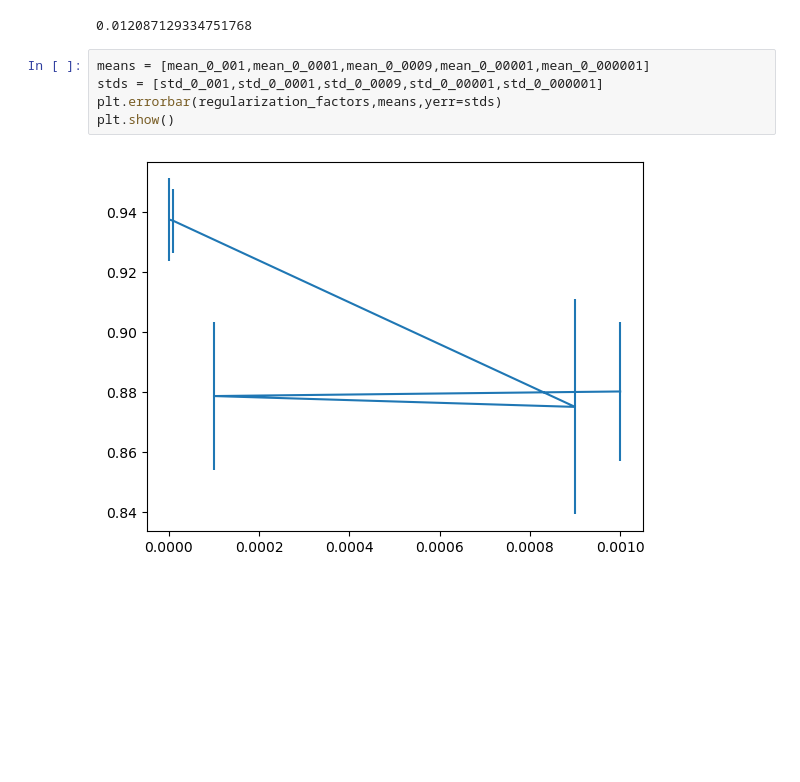
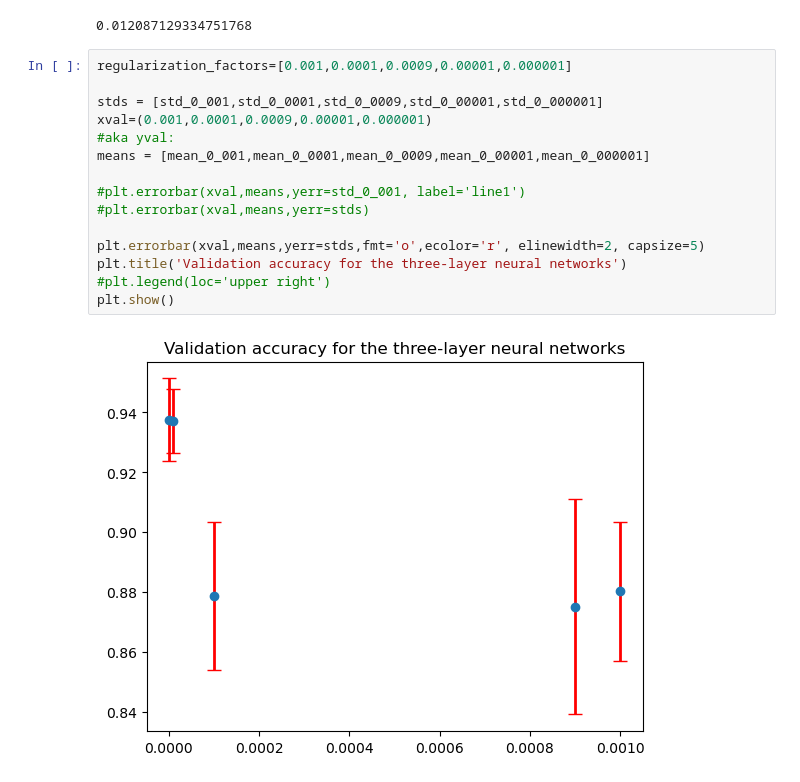
Before and after one commit to EldritchEli/DataScienceAndAI, a Jupyter notebook: Assignment7/notebook_week7(1).ipynb, the cells around one changed output. Cells and saved outputs as stored; diff of their text form; blank space fills up the shorter version.

```diff
--- a/Assignment7/notebook_week7(1).ipynb
+++ b/Assignment7/notebook_week7(1).ipynb
@@ -448,10 +448,20 @@ std= 0.013715086519265385
 print(np.std(val_accuracies))
 # %% [output]
 0.012087129334751768
-# %%
-means = [mean_0_001,mean_0_0001,mean_0_0009,mean_0_00001,mean_0_000001]
-stds = [std_0_001,std_0_0001,std_0_0009,std_0_00001,std_0_000001]
-plt.errorbar(regularization_factors,means,yerr=stds)
-plt.show()
-# %% [output]
-[figure, removed]
+# %%
+regularization_factors=[0.001,0.0001,0.0009,0.00001,0.000001]
+
+stds = [std_0_001,std_0_0001,std_0_0009,std_0_00001,std_0_000001]
+xval=(0.001,0.0001,0.0009,0.00001,0.000001)
+#aka yval:
+means = [mean_0_001,mean_0_0001,mean_0_0009,mean_0_00001,mean_0_000001]
+
+#plt.errorbar(xval,means,yerr=std_0_001, label='line1')
+#plt.errorbar(xval,means,yerr=stds)
+
+plt.errorbar(xval,means,yerr=stds,fmt='o',ecolor='r', elinewidth=2, capsize=5)
+plt.title('Validation accuracy for the three-layer neural networks')
+#plt.legend(loc='upper right')
+plt.show()
+# %% [output]
+[figure, added]
```
